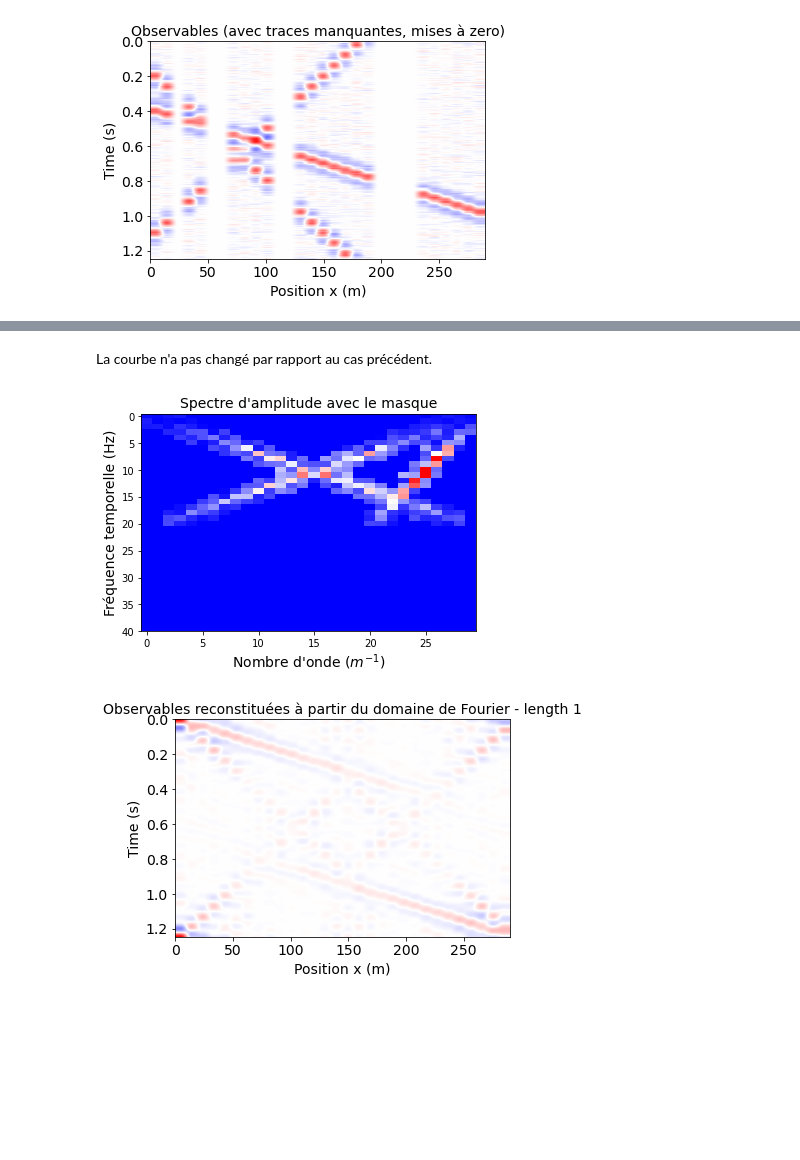
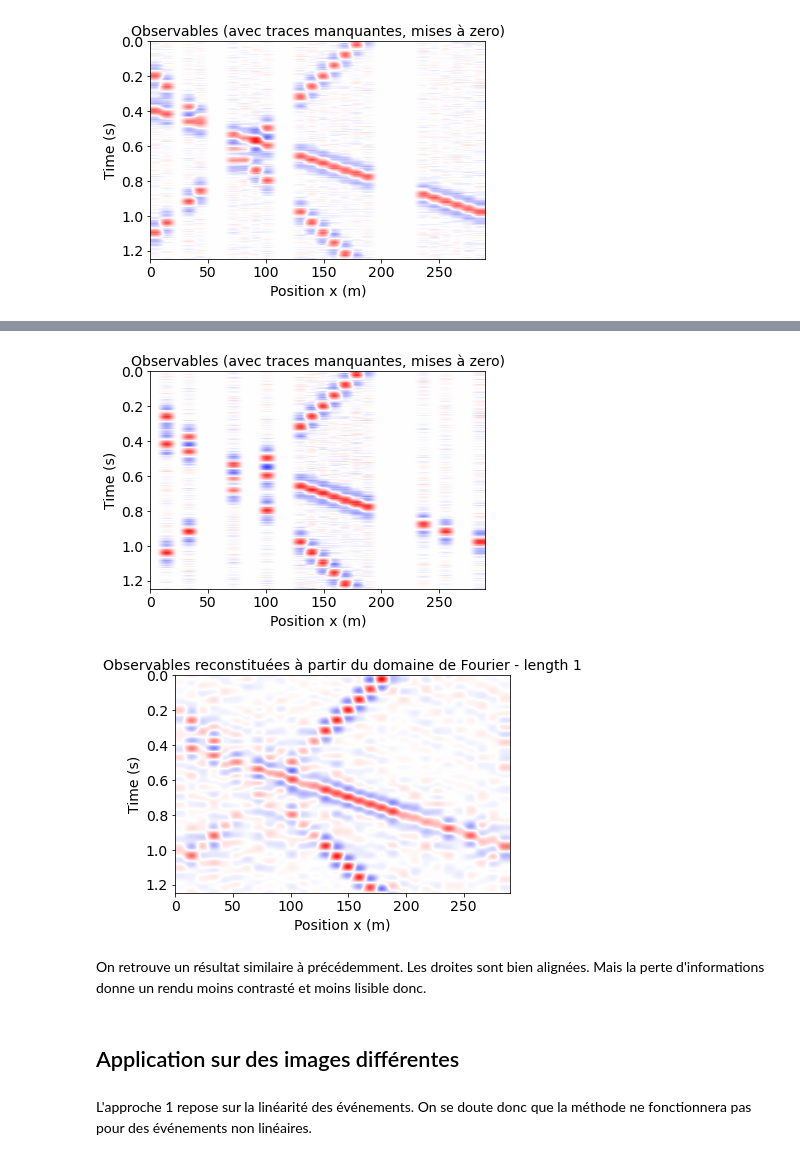
Before and after one commit to gabrielleberrada/projet_traitement_signal, a Jupyter notebook: mini_projet_interpolation/mini_projet_groupe3.ipynb, the cells around one changed output, grey strips where cells are left out. Drawn from its saved outputs; the diff is of its cells as text; code cells hidden in the pictures; blank space fills up the shorter version.

```diff
--- a/mini_projet_interpolation/mini_projet_groupe3.ipynb
+++ b/mini_projet_interpolation/mini_projet_groupe3.ipynb
@@ -948,7 +945,0 @@ def sommations_blank(pente):
-# %%
-sommes = np.vectorize(sommations_blank)(pentes)
-plt.plot(pentes, sommes)
-plt.title("Sommations des événements en fonction de la pente")
-plt.xlabel("Pentes dans le domaine de Fourier (sans unité)")
-plt.ylabel("Somme de la valeur absolue des événements")
-plt.show()
@@ -957,2 +945,0 @@ plt.show()
-# %% [markdown]
-La courbe n'a pas changé par rapport au cas précédent.
@@ -963,29 +945,0 @@ p3_b = max_sommations(0, 10)
-# %%
-masque_blank = create_masque(gpanelf=gpanel_blankf, pentes=[p1_b, p2_b, p3_b])
-gpanel_blank_masque = np.abs(masque_blank*np.fft.fft2(gpanel_blank))
-
-# Affichage
-fig = plt.figure()
-av = plt.subplot(111)
-plt.imshow(gpanelf_masque_abs, aspect='auto')
-plt.ylim(40,)
-plt.title("Spectre d'amplitude avec le masque", fontsize = labelsize)
-av.set_ylabel("Fréquence temporelle (Hz)", fontsize = labelsize)
-av.set_xlabel("Nombre d'onde ($m^{-1}$)", fontsize = labelsize);
-# %% [output]
-[figure, removed]
-# %%
-observables_masque_blank = np.real(np.fft.ifft2(gpanel_blank_masque))
-
-vmax = np.max(np.abs(observables_masque_blank))
-fig = plt.figure()
-av = plt.subplot(111)
-plt.imshow(observables_masque_blank, extent=[ax[0],ax[-1],at[-1],at[0]], aspect='auto')
-plt.title('Observables reconstituées à partir du domaine de Fourier - length 1', fontsize = labelsize)
-av.set_ylabel("Time (s)", fontsize = labelsize)
-av.set_xlabel("Position x (m)", fontsize = labelsize)
-av.tick_params(axis='both', which='major', labelsize=labelsize)
-plt.clim([-vmax,vmax])
-plt.set_cmap('bwr')
-# %% [output]
-[figure, removed]
@@ -991,0 +1017,13 @@ plt.set_cmap('bwr')
+# %%
+index = [0, 4, 8, 9, 25, 27, 28]
+gpanel_blank, mtr_blank = blank_panel(index)
+approche2(gpanel_blank)
+# %% [output]
+[figure, added]
+[figure, added]
+# %% [markdown]
+On retrouve un résultat similaire à précédemment. Les droites sont bien alignées. Mais la perte d'informations donne un rendu moins contrasté et moins lisible donc.
+# %% [markdown]
+## Application sur des images différentes
+# %% [markdown]
+L'approche 1 repose sur la linéarité des événements. On se doute donc que la méthode ne fonctionnera pas pour des événements non linéaires.
```
Also changed, not shown: parts of 12 cells of this notebook, 2 other files.
